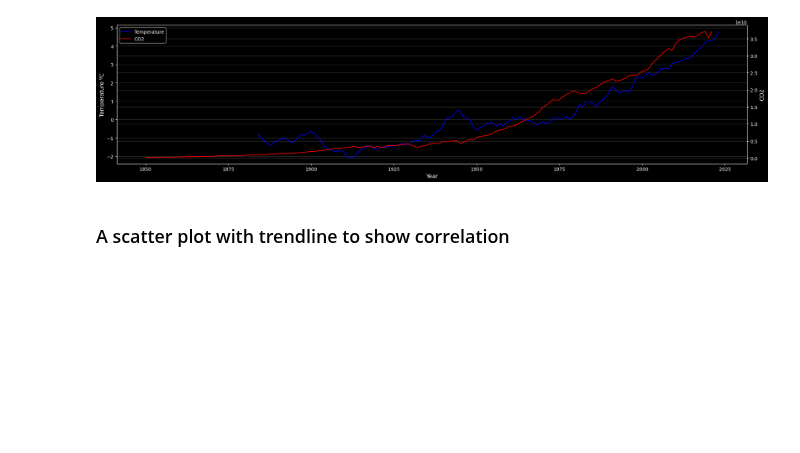
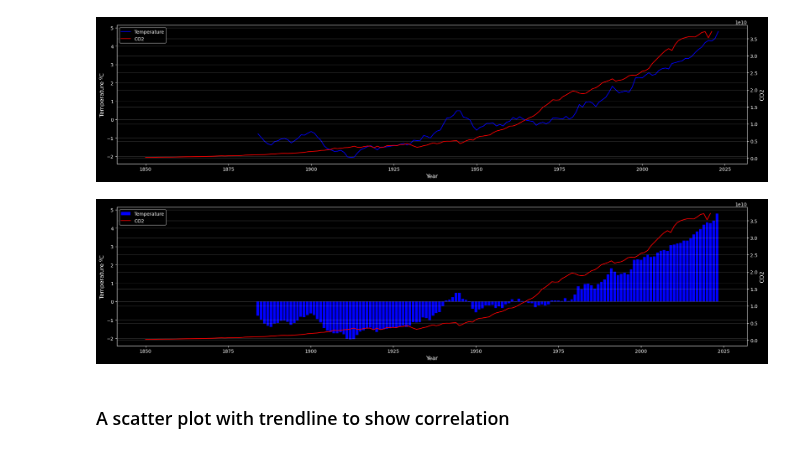
Before and after one commit to alanjones2/GISS, a Jupyter notebook: giss.ipynb, the cells around one changed output. Drawn from its saved outputs; the diff is of its cells as text; code cells hidden in the pictures; blank space fills up the shorter version.

```diff
--- a/giss.ipynb
+++ b/giss.ipynb
@@ -197,6 +197,36 @@ fig.tight_layout()
 plt.show()
 # %% [output]
 [figure]
+# %%
+import matplotlib.pyplot as plt
+
+plt.style.use('dark_background')
+
+fig, ax1 = plt.subplots(figsize=(20,5))
+font_size = 12
+
+color1 = 'blue'
+ax1.grid(which = "major", axis='y',linewidth = 1, alpha=0.2)
+ax1.set_xlabel('Year', fontsize=font_size)
+ax1.set_ylabel('Temperature ºC', fontsize=font_size)
+ax1.bar(df['Year'], df['mov_avg'], color=color1, label='Temperature')
+
+ax2 = ax1.twinx()  # a second axis with the same x-axis as ax1
+
+color2 = 'red'
+ax2.grid(which = "major", axis='y',linewidth = 1, alpha=0.2)
+
+ax2.set_ylabel('CO2', fontsize=font_size)
+ax2.plot(co2['Year'],co2['Annual CO₂ emissions'], color=color2, label='CO2')
+
+lines, labels = ax1.get_legend_handles_labels()
+lines2, labels2 = ax2.get_legend_handles_labels()
+ax2.legend(lines + lines2, labels + labels2)
+
+fig.tight_layout()
+plt.show()
+# %% [output]
+[figure, added]
 # %% [markdown]
 ### A scatter plot with trendline to show correlation
 # %%
```
